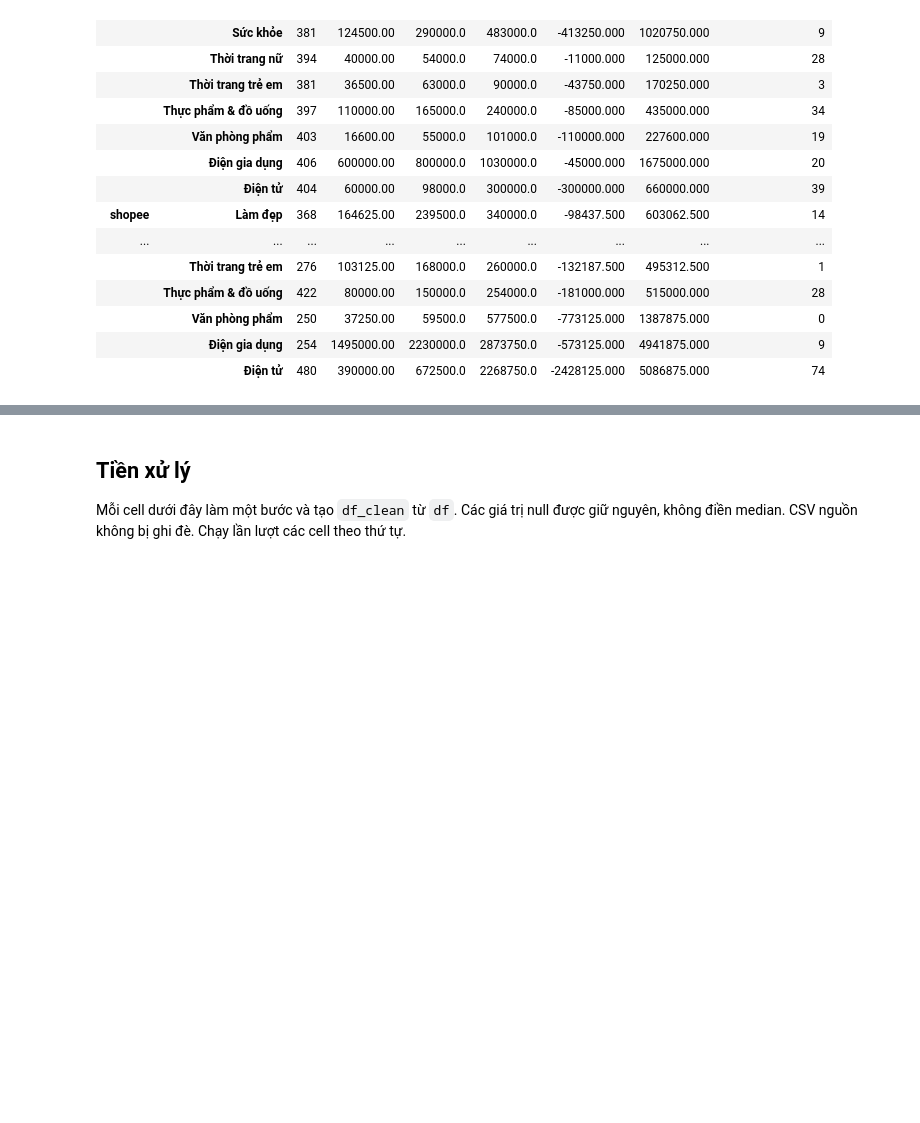
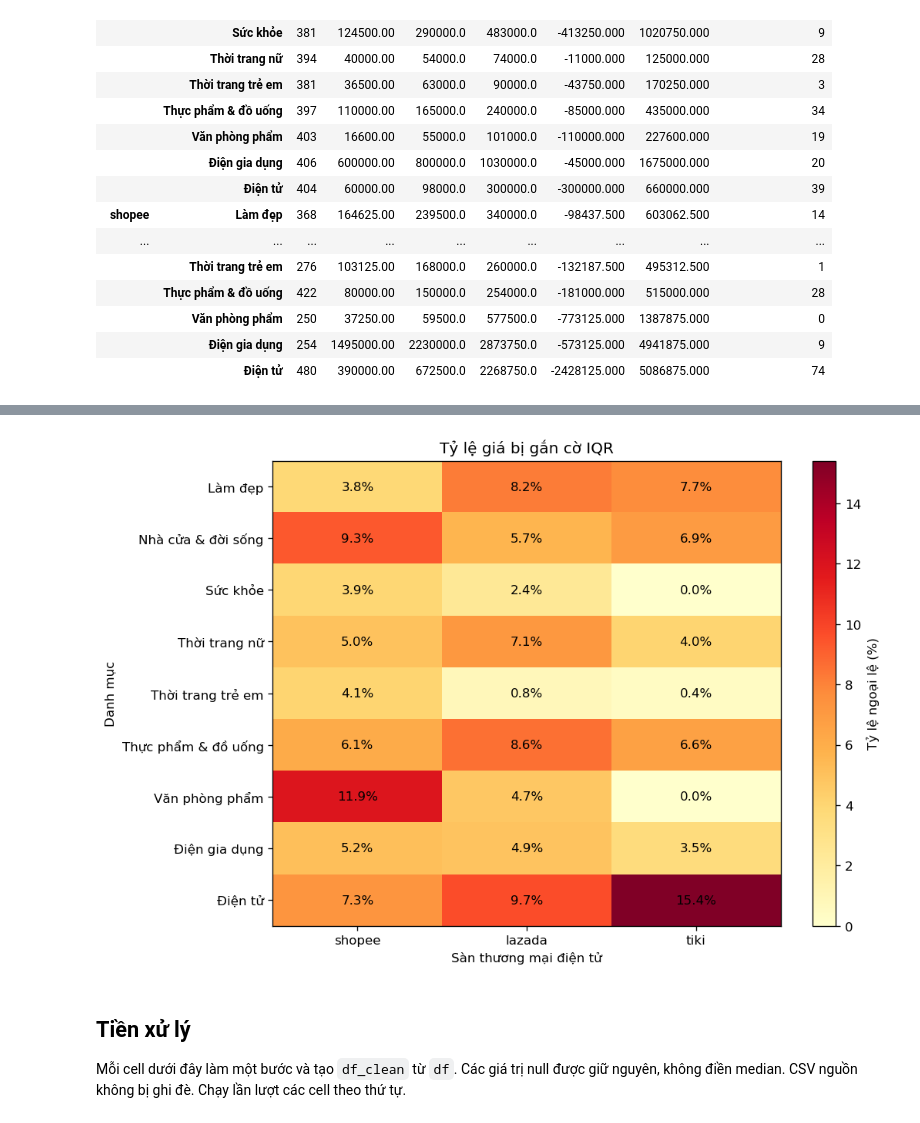
Before and after one commit to Leonn2285/Ecommerce_Analysis-, a Jupyter notebook: EDA.ipynb, the cells around one changed output, grey strips where cells are left out. Saved outputs shown, nothing was run; the diff lists cells and outputs as text; code cells hidden in the pictures; blank space fills up the shorter version.

```diff
--- a/EDA.ipynb
+++ b/EDA.ipynb
@@ -173,3 +234,32 @@ if "price" in df.columns:
+# %%
+# 4. Tỷ lệ giá bị gắn cờ IQR theo sàn và danh mục
+outlier_rows = []
+for (platform, category), group in price_data.groupby(["platform", "category"]):
+    prices = group["price"].dropna()
+    if prices.empty:
+        continue
+    q1, q3 = prices.quantile([0.25, 0.75])
+    iqr = q3 - q1
+    flagged = prices.lt(q1 - 1.5 * iqr) | prices.gt(q3 + 1.5 * iqr)
+    outlier_rows.append({"platform": platform, "category": category, "outlier_pct": flagged.mean() * 100})
+outlier_matrix = pd.DataFrame(outlier_rows).pivot(index="category", columns="platform", values="outlier_pct").reindex(index=category_order, columns=platform_order)
+fig, ax = plt.subplots(figsize=(9, 6))
+image = ax.imshow(outlier_matrix.to_numpy(dtype=float), cmap="YlOrRd", aspect="auto", vmin=0)
+ax.set_xticks(range(len(platform_order)), labels=platform_order)
+ax.set_yticks(range(len(category_order)), labels=category_order)
+ax.set_title("Tỷ lệ giá bị gắn cờ IQR")
+ax.set_xlabel("Sàn thương mại điện tử")
+ax.set_ylabel("Danh mục")
+for row in range(outlier_matrix.shape[0]):
+    for col in range(outlier_matrix.shape[1]):
+        value = outlier_matrix.iloc[row, col]
+        if pd.notna(value):
+            ax.text(col, row, f"{value:.1f}%", ha="center", va="center", color="black")
+fig.colorbar(image, ax=ax, label="Tỷ lệ ngoại lệ (%)")
+plt.tight_layout()
+plt.show()
+# %% [output]
+[figure, added]
 # %% [markdown]
 ## Tiền xử lý
 Mỗi cell dưới đây làm một bước và tạo `df_clean` từ `df`. Các giá trị null được giữ nguyên, không điền median. CSV nguồn không bị ghi đè. Chạy lần lượt các cell theo thứ tự.
```
Also changed, not shown: parts of 4 cells of this notebook, 1 other file.
